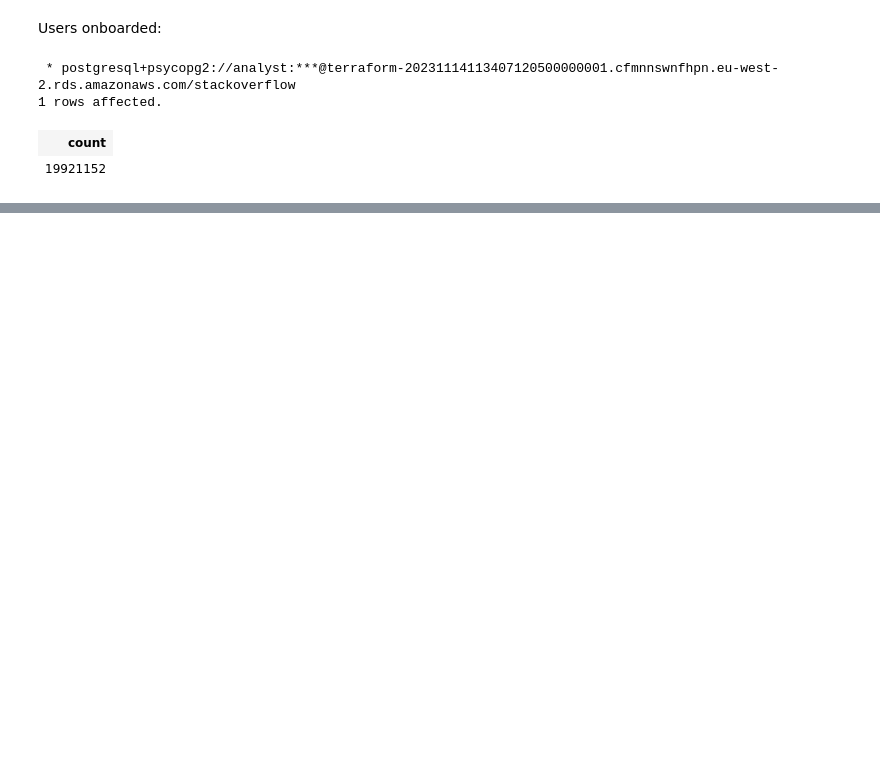
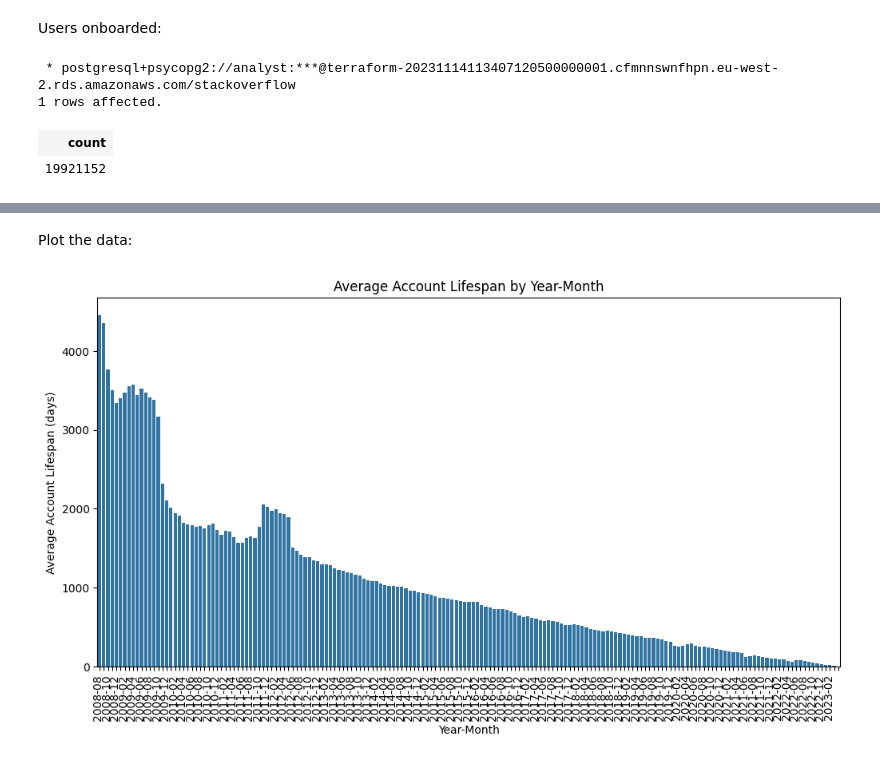
Before and after one commit to agelern/sql-for-data-processing-and-analysis, a Jupyter notebook: stackoverflow_project/heart_start.ipynb, the cells around one changed output, grey strips where cells are left out. Saved outputs shown, nothing was run; the diff lists cells and outputs as text; code cells hidden in the pictures; blank space fills up the shorter version.

```diff
--- a/stackoverflow_project/heart_start.ipynb
+++ b/stackoverflow_project/heart_start.ipynb
@@ -113,0 +262,14 @@ users_onboarded = pd.read_sql(sql_query_2, conn)
+# %%
+lifespan_query_1 = """
+SELECT
+    TO_CHAR(creation_date, 'YYYY-MM') AS creation_yearmonth,
+    MAX(DATE_PART('days', last_access_date - creation_date)) AS max_time_active,
+    MIN(DATE_PART('days', last_access_date - creation_date)) AS min_time_active,
+    AVG(DATE_PART('days', last_access_date - creation_date)) AS avg_time_active
+FROM users
+GROUP BY creation_yearmonth
+;
+"""
+
+df = pd.read_sql(lifespan_query_1, conn)
+df
@@ -113,0 +290,16 @@ users_onboarded = pd.read_sql(sql_query_2, conn)
+# %% [markdown]
+Plot the data:
+# %%
+plt.figure(figsize=(12, 6))
+ax = sns.barplot(x="creation_yearmonth", y="avg_time_active", data=df)
+plt.title("Average Account Lifespan by Year-Month")
+plt.xlabel("Year-Month")
+plt.ylabel("Average Account Lifespan (days)")
+plt.xticks(rotation=90, ha='right')  # Rotate x-axis labels for readability
+plt.setp(ax.get_xticklabels()[::2], visible=False)
+
+# Show the plot
+# plt.tight_layout()
+plt.show()
+# %% [output]
+[figure, added]
```
Also changed, not shown: parts of 89 cells of this notebook, 1 other file.
